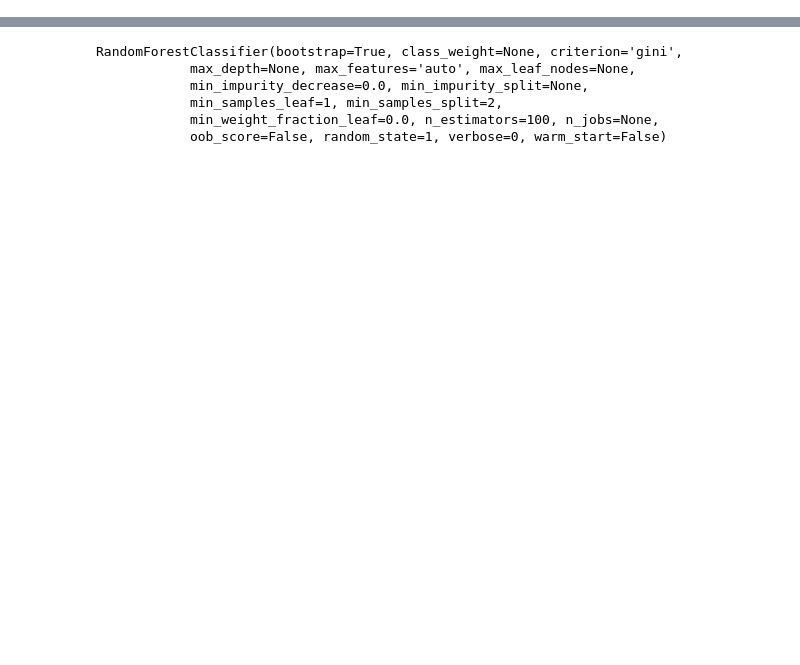
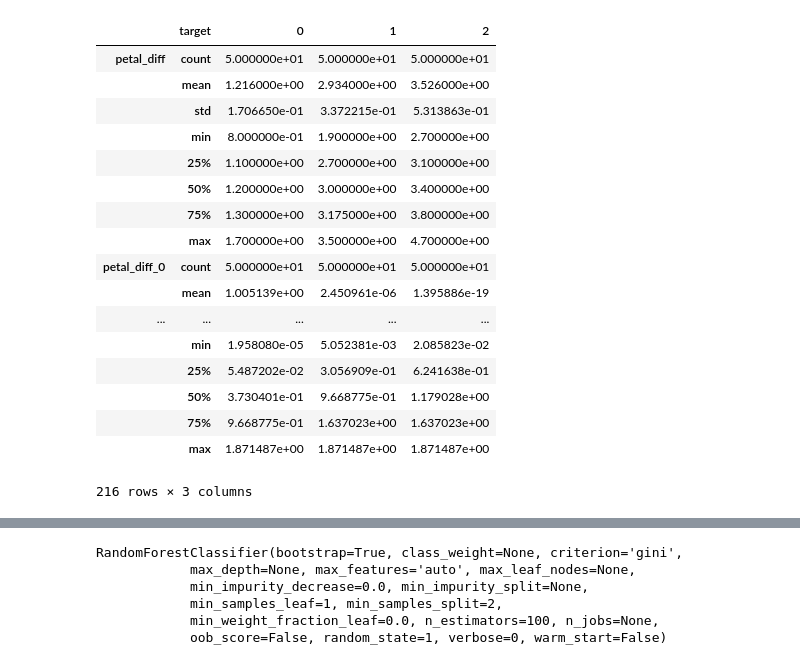
Before and after one commit to ShinjiKatoA16/UCSY-sw-eng, a Jupyter notebook: iristest.ipynb, the cells around one changed output, grey strips where cells are left out. Saved outputs shown, nothing was run; the diff lists cells and outputs as text; code cells hidden in the pictures; blank space fills up the shorter version.

```diff
--- a/iristest.ipynb
+++ b/iristest.ipynb
@@ -38,0 +99,22 @@ df_all = pd.concat([df, target], axis=1)
+# %%
+df_Xy = pd.concat([df, target], axis=1)
+df_Xy.groupby('target').describe().T
+# %% [output]
+|  | target | 0 | 1 | 2 |
+| petal_diff | count | 5.000000e+01 | 5.000000e+01 | 5.000000e+01 |
+|  | mean | 1.216000e+00 | 2.934000e+00 | 3.526000e+00 |
+|  | std | 1.706650e-01 | 3.372215e-01 | 5.313863e-01 |
+|  | min | 8.000000e-01 | 1.900000e+00 | 2.700000e+00 |
+|  | 25% | 1.100000e+00 | 2.700000e+00 | 3.100000e+00 |
+|  | 50% | 1.200000e+00 | 3.000000e+00 | 3.400000e+00 |
+|  | 75% | 1.300000e+00 | 3.175000e+00 | 3.800000e+00 |
+|  | max | 1.700000e+00 | 3.500000e+00 | 4.700000e+00 |
+| petal_diff_0 | count | 5.000000e+01 | 5.000000e+01 | 5.000000e+01 |
+|  | mean | 1.005139e+00 | 2.450961e-06 | 1.395886e-19 |
+| ... | ... | ... | ... | ... |
+|  | min | 1.958080e-05 | 5.052381e-03 | 2.085823e-02 |
+|  | 25% | 5.487202e-02 | 3.056909e-01 | 6.241638e-01 |
+|  | 50% | 3.730401e-01 | 9.668775e-01 | 1.179028e+00 |
+|  | 75% | 9.668775e-01 | 1.637023e+00 | 1.637023e+00 |
+|  | max | 1.871487e+00 | 1.871487e+00 | 1.871487e+00 |
+216 rows × 3 columns
```
Also changed, not shown: parts of 22 cells of this notebook.
